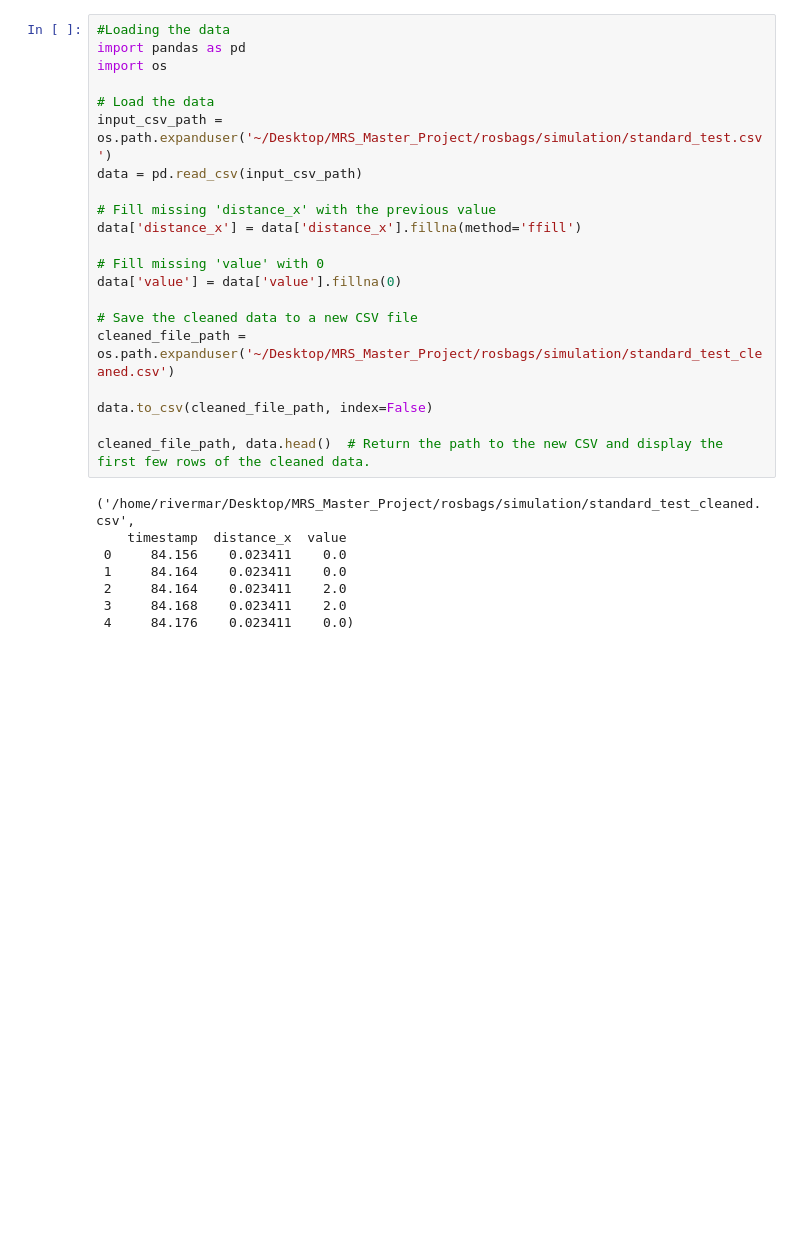
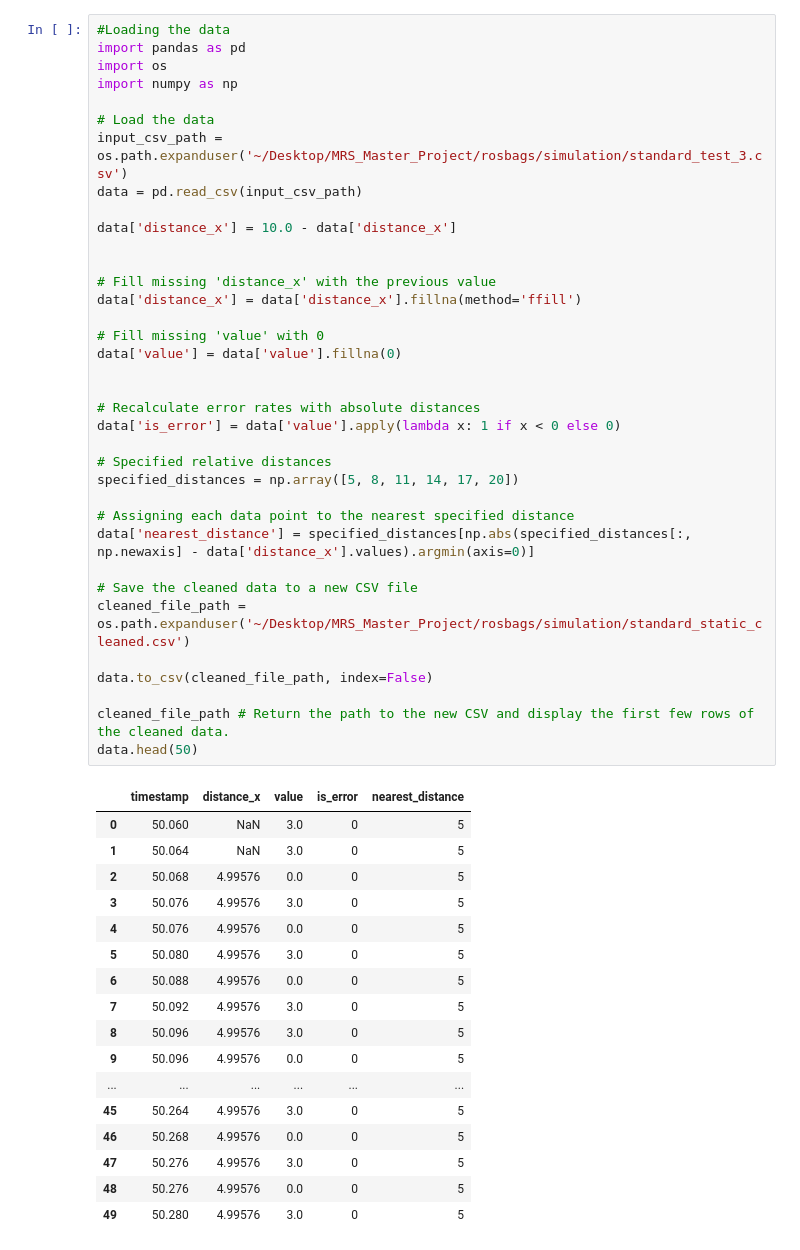
Before and after one commit to MarlonRiv/uvdar_core, a Jupyter notebook: scripts/Processing_evaluation_distance.ipynb, the cells around one changed output. Saved outputs shown, nothing was run; the diff lists cells and outputs as text; blank space fills up the shorter version.

```diff
--- a/scripts/Processing_evaluation_distance.ipynb
+++ b/scripts/Processing_evaluation_distance.ipynb
@@ -1,29 +1,54 @@
 # %%
 #Loading the data
 import pandas as pd
 import os
+import numpy as np
 
 # Load the data
-input_csv_path = os.path.expanduser('~/Desktop/MRS_Master_Project/rosbags/simulation/standard_test.csv')
+input_csv_path = os.path.expanduser('~/Desktop/MRS_Master_Project/rosbags/simulation/standard_test_3.csv')
 data = pd.read_csv(input_csv_path)
+
+data['distance_x'] = 10.0 - data['distance_x']
+
 
 # Fill missing 'distance_x' with the previous value
 data['distance_x'] = data['distance_x'].fillna(method='ffill')
 
 # Fill missing 'value' with 0
 data['value'] = data['value'].fillna(0)
 
+
+# Recalculate error rates with absolute distances
+data['is_error'] = data['value'].apply(lambda x: 1 if x < 0 else 0)
+
+# Specified relative distances
+specified_distances = np.array([5, 8, 11, 14, 17, 20])
+
+# Assigning each data point to the nearest specified distance
+data['nearest_distance'] = specified_distances[np.abs(specified_distances[:, np.newaxis] - data['distance_x'].values).argmin(axis=0)]
+
 # Save the cleaned data to a new CSV file
-cleaned_file_path = os.path.expanduser('~/Desktop/MRS_Master_Project/rosbags/simulation/standard_test_cleaned.csv')
+cleaned_file_path = os.path.expanduser('~/Desktop/MRS_Master_Project/rosbags/simulation/standard_static_cleaned.csv')
 
 data.to_csv(cleaned_file_path, index=False)
 
-cleaned_file_path, data.head()  # Return the path to the new CSV and display the first few rows of the cleaned data.
+cleaned_file_path # Return the path to the new CSV and display the first few rows of the cleaned data.
+data.head(50)
 # %% [output]
-('/home/rivermar/Desktop/MRS_Master_Project/rosbags/simulation/standard_test_cleaned.csv',
-    timestamp  distance_x  value
- 0     84.156    0.023411    0.0
- 1     84.164    0.023411    0.0
- 2     84.164    0.023411    2.0
- 3     84.168    0.023411    2.0
- 4     84.176    0.023411    0.0)
+|  | timestamp | distance_x | value | is_error | nearest_distance |
+| 0 | 50.060 | NaN | 3.0 | 0 | 5 |
+| 1 | 50.064 | NaN | 3.0 | 0 | 5 |
+| 2 | 50.068 | 4.99576 | 0.0 | 0 | 5 |
+| 3 | 50.076 | 4.99576 | 3.0 | 0 | 5 |
+| 4 | 50.076 | 4.99576 | 0.0 | 0 | 5 |
+| 5 | 50.080 | 4.99576 | 3.0 | 0 | 5 |
+| 6 | 50.088 | 4.99576 | 0.0 | 0 | 5 |
+| 7 | 50.092 | 4.99576 | 3.0 | 0 | 5 |
+| 8 | 50.096 | 4.99576 | 3.0 | 0 | 5 |
+| 9 | 50.096 | 4.99576 | 0.0 | 0 | 5 |
+| ... | ... | ... | ... | ... | ... |
+| 45 | 50.264 | 4.99576 | 3.0 | 0 | 5 |
+| 46 | 50.268 | 4.99576 | 0.0 | 0 | 5 |
+| 47 | 50.276 | 4.99576 | 3.0 | 0 | 5 |
+| 48 | 50.276 | 4.99576 | 0.0 | 0 | 5 |
+| 49 | 50.280 | 4.99576 | 3.0 | 0 | 5 |
```
Also changed, not shown: parts of 7 cells of this notebook, 4 other files.
